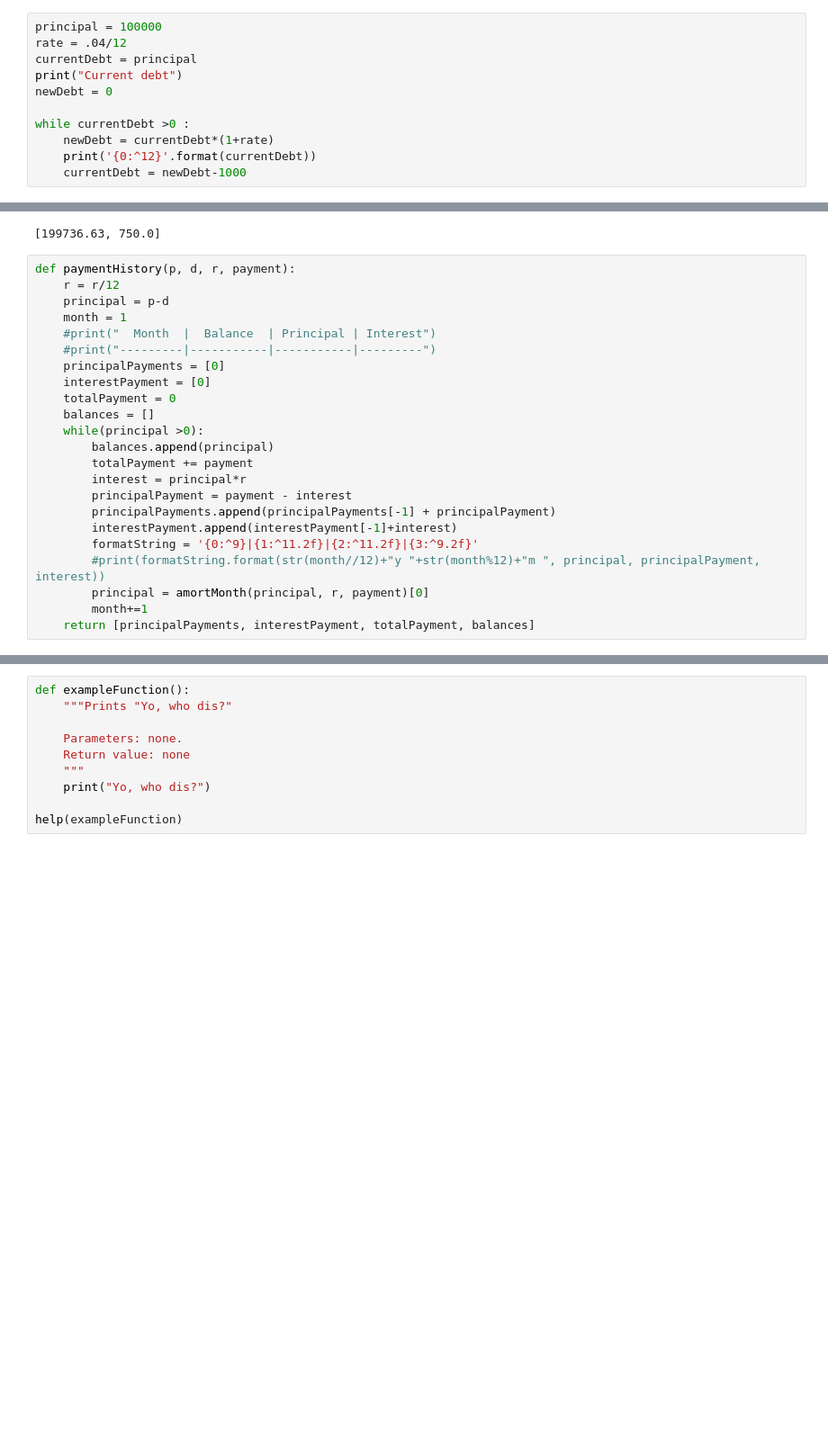
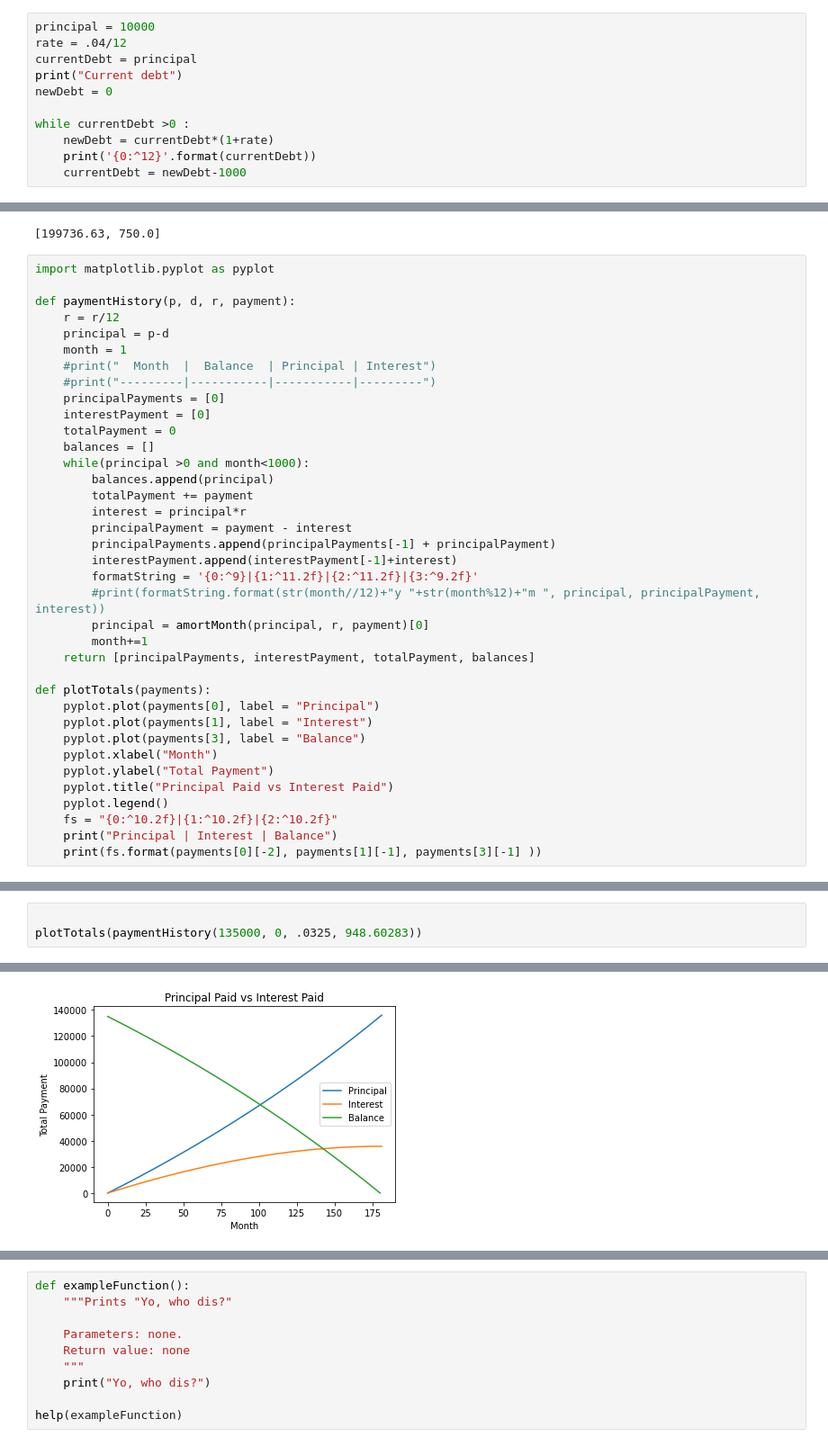
Before and after one commit to millera2/millera2.github.io, a Jupyter notebook: CS-111/scratchpad.ipynb, the cells around one changed output, grey strips where cells are left out. Shown at 90% size. Drawn from its saved outputs; the diff is of its cells as text; blank space fills up the shorter version.

```diff
--- a/CS-111/scratchpad.ipynb
+++ b/CS-111/scratchpad.ipynb
@@ -166,7 +168,7 @@ Principal:  100k.  Interest:  4/12% per month.
 
 Current amount = sum(100000*.04/12^(k-1))
 # %%
-principal = 100000
+principal = 10000
 rate = .04/12
 currentDebt = principal
 print("Current debt")
@@ -269,6 +266,8 @@ amortMonth(200000, .045/12, 1013.37)
 # %% [output]
 [199736.63, 750.0]
 # %%
+import matplotlib.pyplot as pyplot
+
 def paymentHistory(p, d, r, payment):
     r = r/12
     principal = p-d
@@ -279,7 +278,7 @@ def paymentHistory(p, d, r, payment):
     interestPayment = [0]
     totalPayment = 0
     balances = []
-    while(principal >0):
+    while(principal >0 and month<1000):
         balances.append(principal)
         totalPayment += payment
         interest = principal*r
@@ -291,3 +290,15 @@ def paymentHistory(p, d, r, payment):
         principal = amortMonth(principal, r, payment)[0]
         month+=1
     return [principalPayments, interestPayment, totalPayment, balances]
+
+def plotTotals(payments):
+    pyplot.plot(payments[0], label = "Principal")
+    pyplot.plot(payments[1], label = "Interest")
+    pyplot.plot(payments[3], label = "Balance")
+    pyplot.xlabel("Month")
+    pyplot.ylabel("Total Payment")
+    pyplot.title("Principal Paid vs Interest Paid")
+    pyplot.legend()
+    fs = "{0:^10.2f}|{1:^10.2f}|{2:^10.2f}"
+    print("Principal | Interest | Balance")
+    print(fs.format(payments[0][-2], payments[1][-1], payments[3][-1] ))
@@ -323,0 +305,4 @@ pyplot.legend()
+# %%
+
+plotTotals(paymentHistory(135000, 0, .0325, 948.60283))
+# %% [output]
@@ -323,0 +311 @@ pyplot.legend()
+[figure, added]
```
Also changed, not shown: parts of 7 cells of this notebook, 55 other files.
